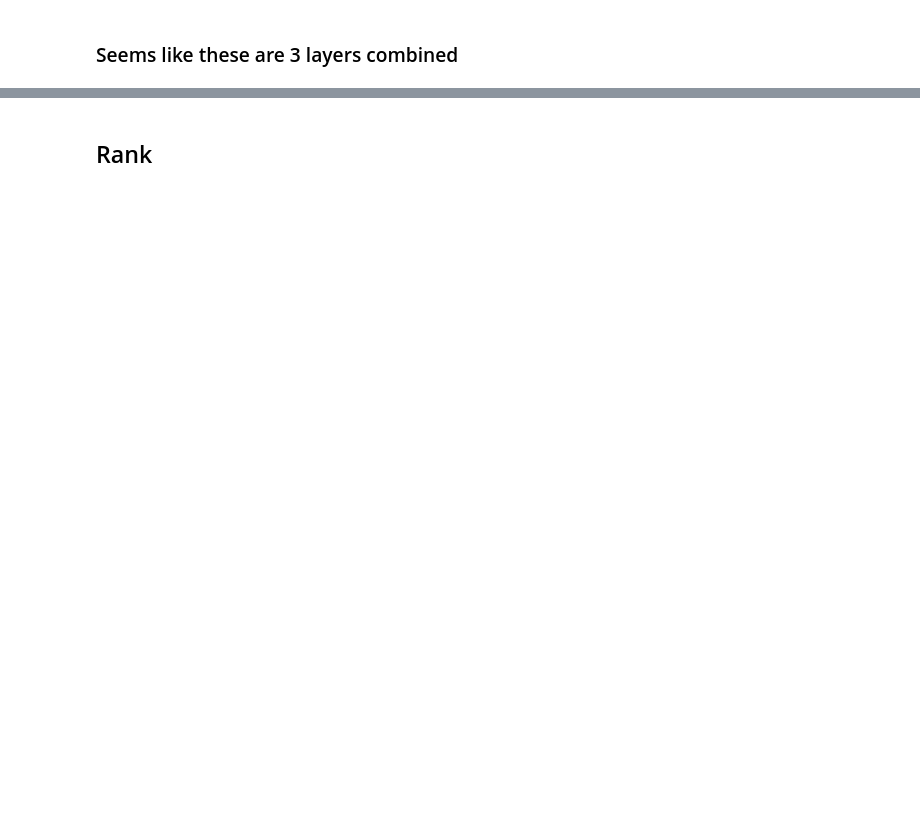
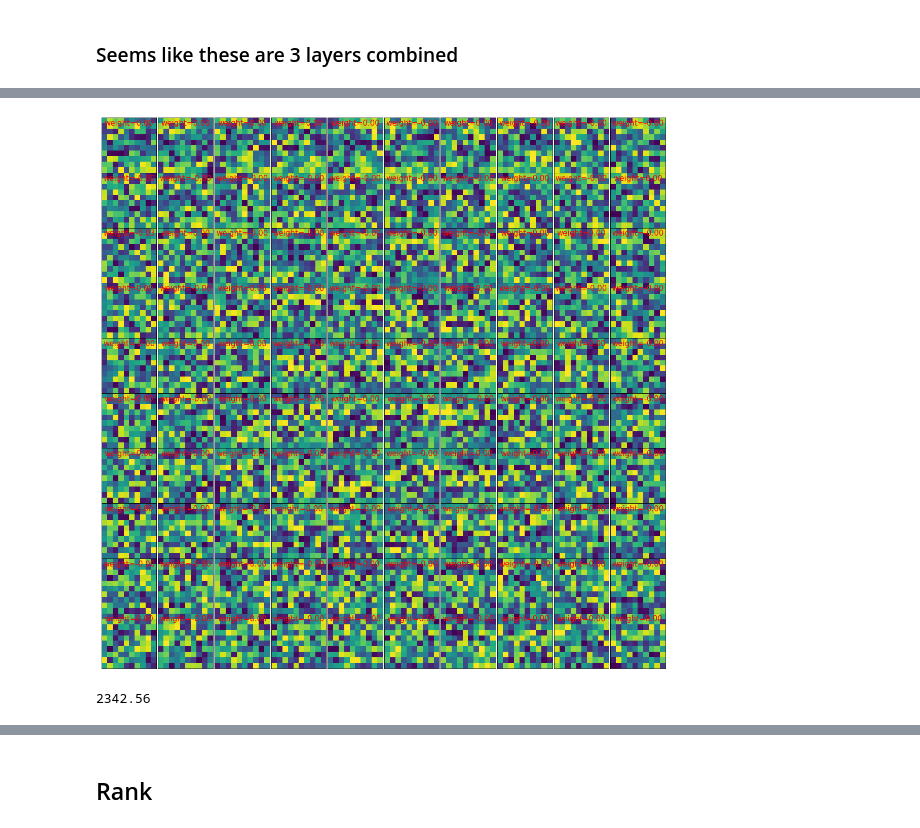
Before and after one commit to Chrisini/datasceyence, a Jupyter notebook: run_decentnet.ipynb, the cells around one changed output, grey strips where cells are left out. Saved outputs shown, nothing was run; the diff lists cells and outputs as text; code cells hidden in the pictures; blank space fills up the shorter version.

```diff
--- a/run_decentnet.ipynb
+++ b/run_decentnet.ipynb
@@ -1748,26 +1792,33 @@ np.sqrt(200)
 # %%
 
 
 # im_f2 = torch.argsort(mlp.linears[2].linear.weight[4])[-1]
-im_f2 = torch.argsort(mlp.linears[2].linear.weight[0])[-1]
-features = torch.argsort(mlp.linears[1].linear.weight).reshape(400,20,20).detach().cpu().numpy()
+# has a size of 100
+im_f2 = torch.argsort(mlp.linears[2].linear.weight[3])[30] # [-1]
+features = torch.argsort(mlp.linears[1].linear.weight).reshape(100,10,10).detach().cpu().numpy()
 
 
 
 plt.figure(figsize=(20,20))
 mlp.linears[1].linear.weight[im_f2,:]
 for i in range(100):
     plt.subplot(10,10,i+1)
 
     plt.imshow(features[i])
     plt.xticks([])
     plt.yticks([])
     plt.title("weight=%.2f"%(mlp.linears[1].linear.weight[im_f2,im_f1[i]]), color="red", fontsize=15,y=0.8)
 
 
 plt.subplots_adjust(wspace=0, hspace=0)
+
+plt.savefig("../results/fundus_mnist/next_layer_mnist_features.pdf", bbox_inches="tight")
+# %% [output]
+[figure, added]
 # %%
-160000/400
+234256/10/10
+# %% [output]
+2342.56
 # %%
 20*20*100
 # %%
```
Also changed, not shown: parts of 38 cells of this notebook, 14 other files.
